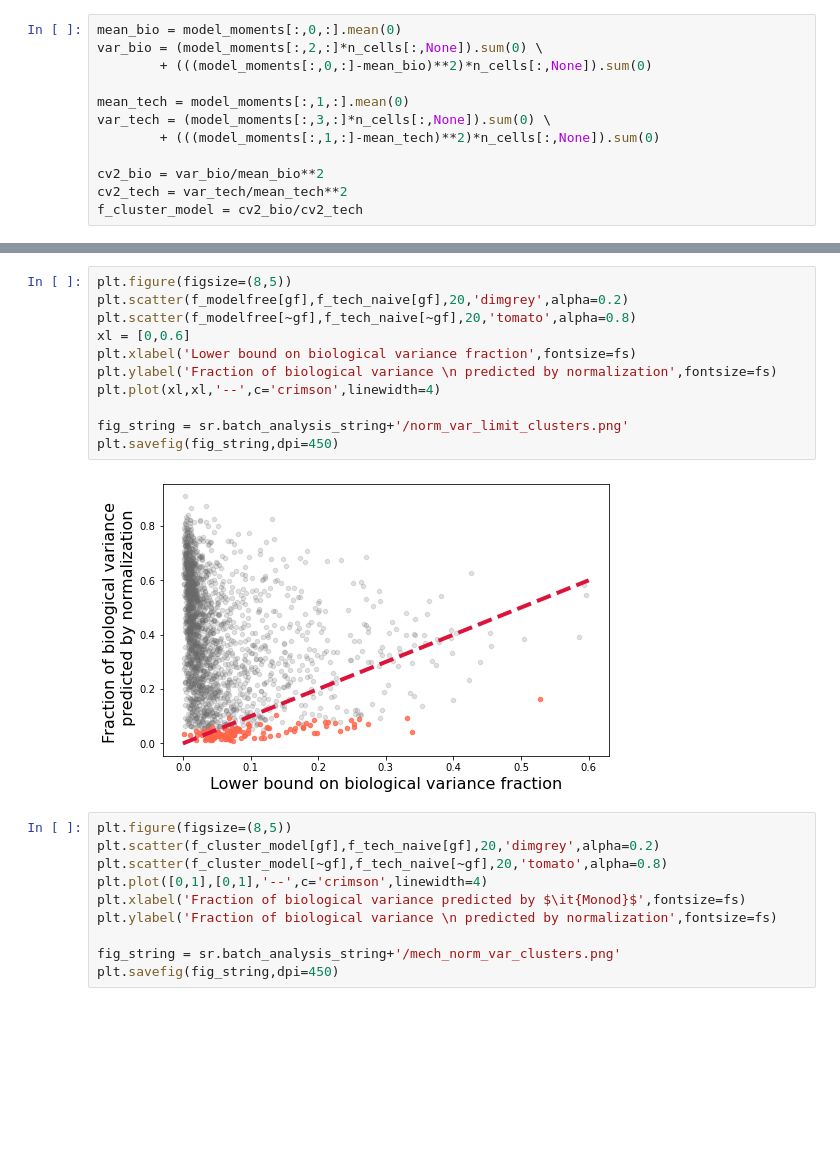
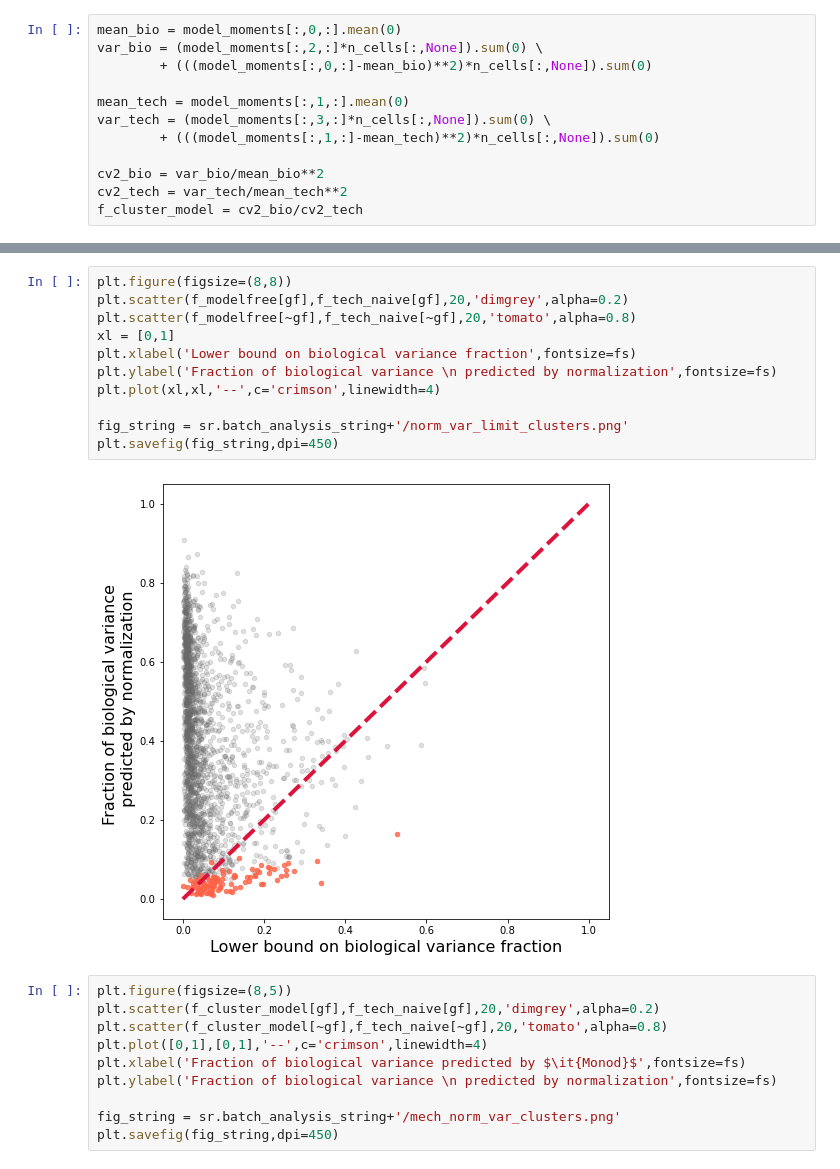
Before and after one commit to pachterlab/monod_examples, a Jupyter notebook: manuscript_computation/gg220602_allen_cellsubtypes_norm.ipynb, the cells around one changed output, grey strips where cells are left out. Saved outputs shown, nothing was run; the diff lists cells and outputs as text; blank space fills up the shorter version.

```diff
--- a/manuscript_computation/gg220602_allen_cellsubtypes_norm.ipynb
+++ b/manuscript_computation/gg220602_allen_cellsubtypes_norm.ipynb
@@ -152,16 +153,16 @@ plt.savefig(fig_string,dpi=450)
 # %%
-plt.figure(figsize=(8,5))
+plt.figure(figsize=(8,8))
 plt.scatter(f_modelfree[gf],f_tech_naive[gf],20,'dimgrey',alpha=0.2)
 plt.scatter(f_modelfree[~gf],f_tech_naive[~gf],20,'tomato',alpha=0.8)
-xl = [0,0.6]
+xl = [0,1]
 plt.xlabel('Lower bound on biological variance fraction',fontsize=fs)
 plt.ylabel('Fraction of biological variance \n predicted by normalization',fontsize=fs)
 plt.plot(xl,xl,'--',c='crimson',linewidth=4)
 
 fig_string = sr.batch_analysis_string+'/norm_var_limit_clusters.png'
 plt.savefig(fig_string,dpi=450)
 # %% [output]
-[figure, old version]
+[figure, new version]
 # %%
 plt.figure(figsize=(8,5))
 plt.scatter(f_cluster_model[gf],f_tech_naive[gf],20,'dimgrey',alpha=0.2)
```
Also changed, not shown: parts of 3 cells of this notebook, 2 other files.
